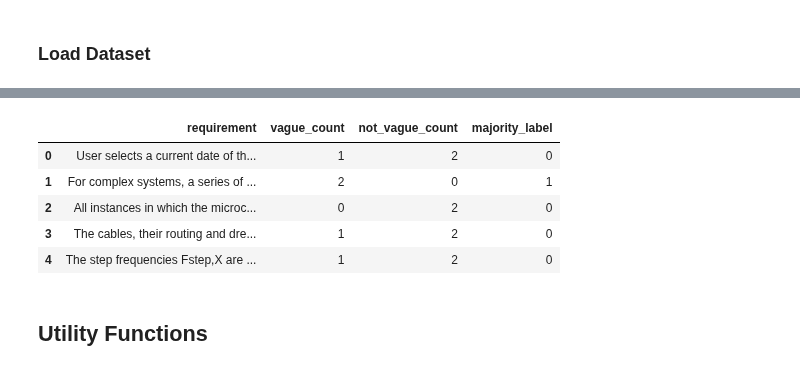
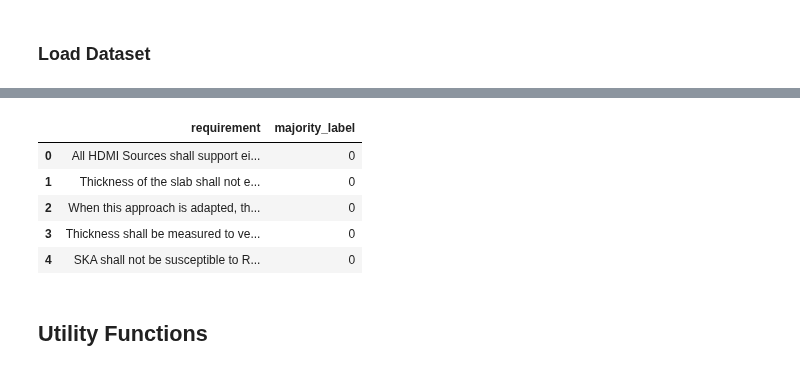
Before and after one commit to HaaLeo/vague-requirements-scripts, a Jupyter notebook: colab-notebooks/BERT.ipynb, the cells around one changed output, grey strips where cells are left out. Cells and saved outputs as stored; diff of their text form; code cells hidden in the pictures.

```diff
--- a/colab-notebooks/BERT.ipynb
+++ b/colab-notebooks/BERT.ipynb
@@ -104,8 +104,8 @@ Drive already mounted at /content/drive; to attempt to forcibly remount, call dr
 # %%
 from vaguerequirementslib import read_csv_file
 
-train_df = read_csv_file('/content/drive/My Drive/datasets/corpus/train_data.csv')
-test_df = read_csv_file('/content/drive/My Drive/datasets/corpus/test_data.csv')
+train_df = read_csv_file('/content/drive/My Drive/datasets/corpus/share/D_crowd_train.csv')
+test_df = read_csv_file('/content/drive/My Drive/datasets/corpus/share/D_crowd_test.csv')
 
 test_df_vague_count = int(test_df[test_df.majority_label == 1].majority_label.value_counts())
 test_df_not_vague_count = int(test_df[test_df.majority_label == 0].majority_label.value_counts())
@@ -114,5 +114,5 @@ LOGGER.info(f'Test data frame consists of {test_df_vague_count} vague data point
 df_vague_count = int(train_df[train_df.majority_label == 1].majority_label.value_counts())
 df_not_vague_count = int(train_df[train_df.majority_label == 0].majority_label.value_counts())
 LOGGER.info(f'Train data frame consists of {df_vague_count} vague data points and {df_not_vague_count} not vague data points.')
-train_df.head()
+test_df.head()
 # %% [output]
@@ -121,9 +121,9 @@ train_df.head()
-|  | requirement | vague_count | not_vague_count | majority_label |
-| 0 | User selects a current date of th... | 1 | 2 | 0 |
-| 1 | For complex systems, a series of ... | 2 | 0 | 1 |
-| 2 | All instances in which the microc... | 0 | 2 | 0 |
-| 3 | The cables, their routing and dre... | 1 | 2 | 0 |
-| 4 | The step frequencies Fstep,X are ... | 1 | 2 | 0 |
+|  | requirement | majority_label |
+| 0 | All HDMI Sources shall support ei... | 0 |
+| 1 | Thickness of the slab shall not e... | 0 |
+| 2 | When this approach is adapted, th... | 0 |
+| 3 | Thickness shall be measured to ve... | 0 |
+| 4 | SKA shall not be susceptible to R... | 0 |
 # %% [markdown]
 ## Utility Functions
 # %% [markdown]
```
Also changed, not shown: parts of 8 cells of this notebook.
